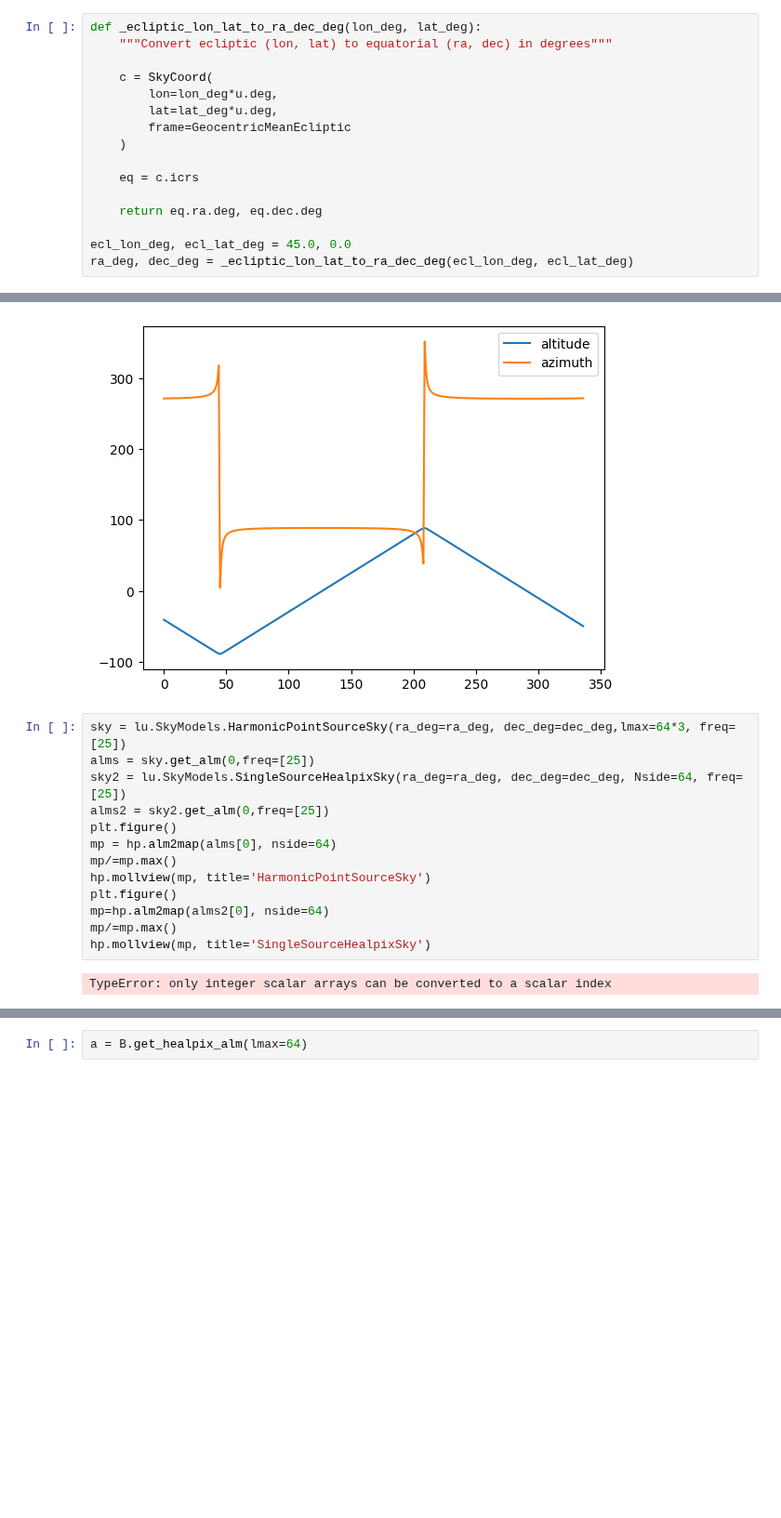
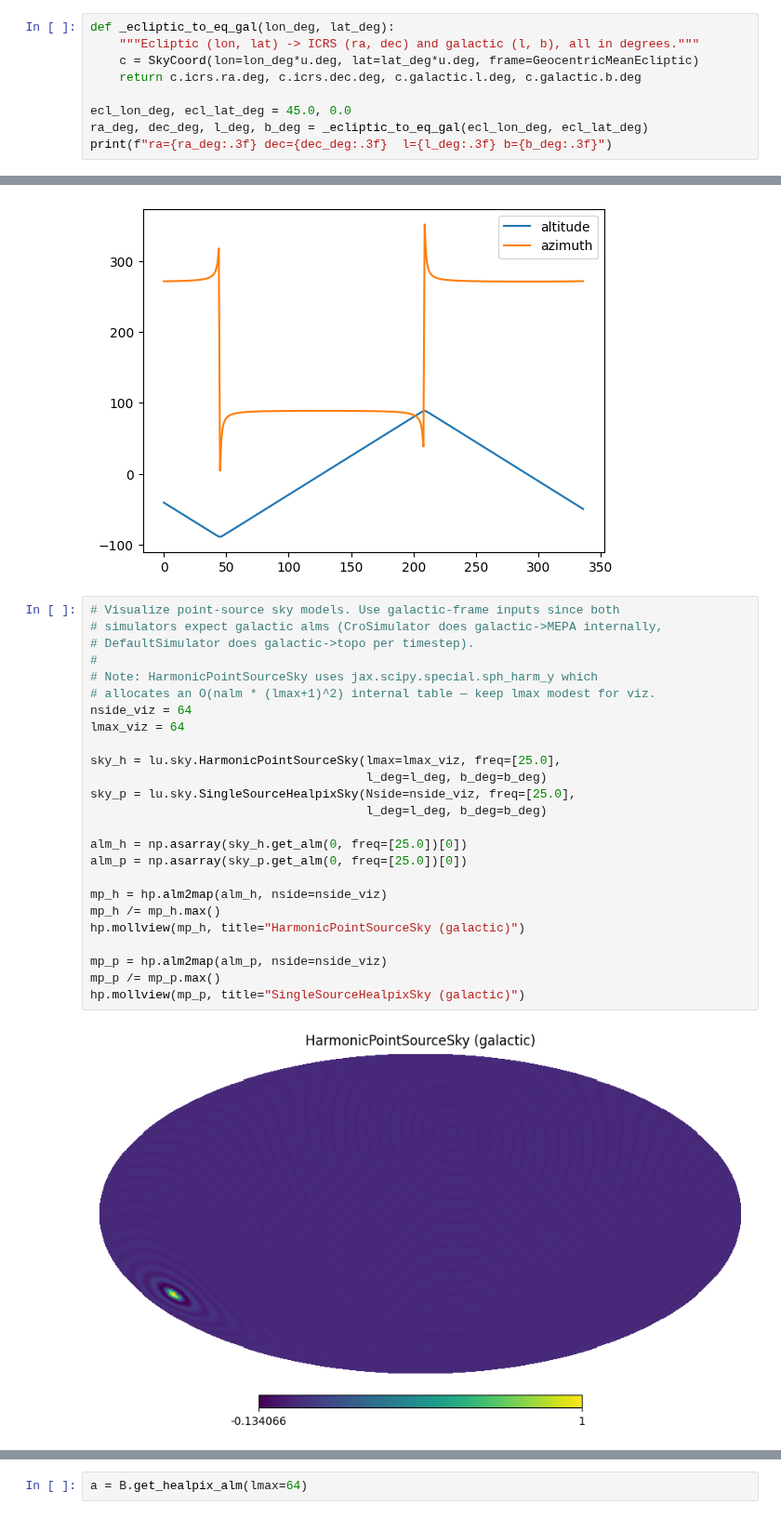
Before and after one commit to lusee-night/luseepy, a Jupyter notebook: notebooks/test_default_cro.ipynb, the cells around one changed output, grey strips where cells are left out. Shown at 93% size. Saved outputs shown, nothing was run; the diff lists cells and outputs as text; blank space fills up the shorter version.

```diff
--- a/notebooks/test_default_cro.ipynb
+++ b/notebooks/test_default_cro.ipynb
@@ -18,16 +21,9 @@ The croissant.jax interface is deprecated and will be removed in a future releas
 # %%
-def _ecliptic_lon_lat_to_ra_dec_deg(lon_deg, lat_deg):
-    """Convert ecliptic (lon, lat) to equatorial (ra, dec) in degrees"""
-
-    c = SkyCoord(
-        lon=lon_deg*u.deg,
-        lat=lat_deg*u.deg,
-        frame=GeocentricMeanEcliptic
-    )
-
-    eq = c.icrs
-
-    return eq.ra.deg, eq.dec.deg
+def _ecliptic_to_eq_gal(lon_deg, lat_deg):
+    """Ecliptic (lon, lat) -> ICRS (ra, dec) and galactic (l, b), all in degrees."""
+    c = SkyCoord(lon=lon_deg*u.deg, lat=lat_deg*u.deg, frame=GeocentricMeanEcliptic)
+    return c.icrs.ra.deg, c.icrs.dec.deg, c.galactic.l.deg, c.galactic.b.deg
 
 ecl_lon_deg, ecl_lat_deg = 45.0, 0.0
-ra_deg, dec_deg = _ecliptic_lon_lat_to_ra_dec_deg(ecl_lon_deg, ecl_lat_deg)
+ra_deg, dec_deg, l_deg, b_deg = _ecliptic_to_eq_gal(ecl_lon_deg, ecl_lat_deg)
+print(f"ra={ra_deg:.3f} dec={dec_deg:.3f}  l={l_deg:.3f} b={b_deg:.3f}")
@@ -56,17 +50,29 @@ plt.legend()
 <matplotlib.legend.Legend at 0x...>
 [figure]
 # %%
-sky = lu.SkyModels.HarmonicPointSourceSky(ra_deg=ra_deg, dec_deg=dec_deg,lmax=64*3, freq=[25])
-alms = sky.get_alm(0,freq=[25])
-sky2 = lu.SkyModels.SingleSourceHealpixSky(ra_deg=ra_deg, dec_deg=dec_deg, Nside=64, freq=[25])
-alms2 = sky2.get_alm(0,freq=[25])
-plt.figure()
-mp = hp.alm2map(alms[0], nside=64)
-mp/=mp.max()
-hp.mollview(mp, title='HarmonicPointSourceSky')
-plt.figure()
-mp=hp.alm2map(alms2[0], nside=64)
-mp/=mp.max()
-hp.mollview(mp, title='SingleSourceHealpixSky')
+# Visualize point-source sky models. Use galactic-frame inputs since both
+# simulators expect galactic alms (CroSimulator does galactic->MEPA internally,
+# DefaultSimulator does galactic->topo per timestep).
+#
+# Note: HarmonicPointSourceSky uses jax.scipy.special.sph_harm_y which
+# allocates an O(nalm * (lmax+1)^2) internal table — keep lmax modest for viz.
+nside_viz = 64
+lmax_viz = 64
+
+sky_h = lu.sky.HarmonicPointSourceSky(lmax=lmax_viz, freq=[25.0],
+                                      l_deg=l_deg, b_deg=b_deg)
+sky_p = lu.sky.SingleSourceHealpixSky(Nside=nside_viz, freq=[25.0],
+                                      l_deg=l_deg, b_deg=b_deg)
+
+alm_h = np.asarray(sky_h.get_alm(0, freq=[25.0])[0])
+alm_p = np.asarray(sky_p.get_alm(0, freq=[25.0])[0])
+
+mp_h = hp.alm2map(alm_h, nside=nside_viz)
+mp_h /= mp_h.max()
+hp.mollview(mp_h, title="HarmonicPointSourceSky (galactic)")
+
+mp_p = hp.alm2map(alm_p, nside=nside_viz)
+mp_p /= mp_p.max()
+hp.mollview(mp_p, title="SingleSourceHealpixSky (galactic)")
 # %% [output]
-TypeError: only integer scalar arrays can be converted to a scalar index
+[figure, added]
```
Also changed, not shown: parts of 11 cells of this notebook.
